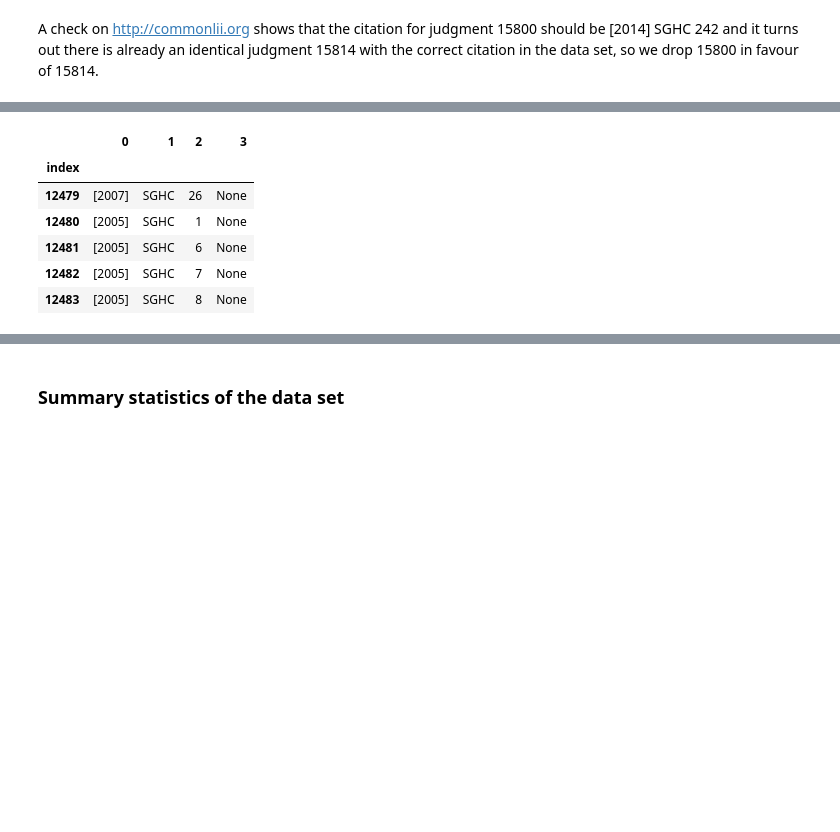
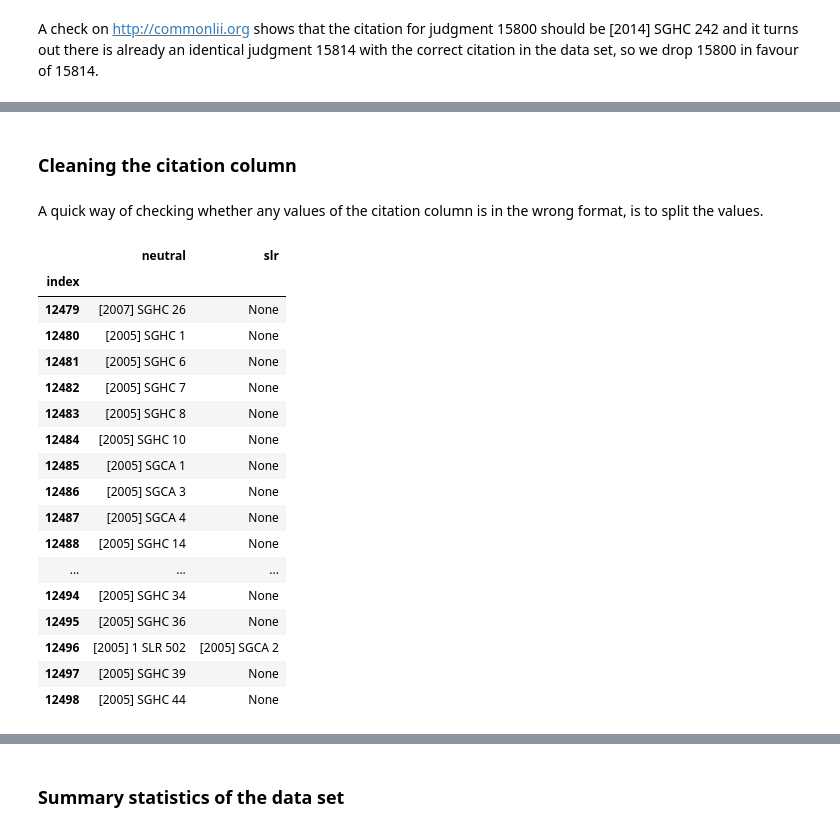
Before and after one commit to saravananpsg/sg-judgments, a Jupyter notebook: data/data_wrangling.ipynb, the cells around one changed output, grey strips where cells are left out. Cells and saved outputs as stored; diff of their text form; code cells hidden in the pictures; blank space fills up the shorter version.

```diff
--- a/data/data_wrangling.ipynb
+++ b/data/data_wrangling.ipynb
@@ -136,14 +136,30 @@ df[df.citation.str.contains('\[2015\] SGCA 60')]
 | 18283 | Attorney-General v Aljunied-Houga... | [2015] SGCA 60 | Sundaresh Menon CJ (delivering th... | Civil Appeal No 114 of 2015; Summ... | 27 November 2015 | Court of Appeal | Sundaresh Menon CJ; Chao Hick Tin... | Aurill Kam, Nathaniel Khng and Ge... | Civil Procedure â€”Parties â€”Joi... |
 # %%
 df = df.drop(18283)
+# %% [markdown]
+### Cleaning the citation column
+# %% [markdown]
+A quick way of checking whether any values of the citation column is in the wrong format, is to split the values.
 # %%
-not_reported = df[~df.citation.str.contains(';')].citation.str.split(' ', expand=True)
-not_reported.head()
+cits = df.citation.str.split(';', expand=True)
+cits.columns = ['neutral', 'slr']
+cits.head(20)
 # %% [output]
-|  | 0 | 1 | 2 | 3 |
-| index |  |  |  |  |
-| 12479 | [2007] | SGHC | 26 | None |
-| 12480 | [2005] | SGHC | 1 | None |
-| 12481 | [2005] | SGHC | 6 | None |
-| 12482 | [2005] | SGHC | 7 | None |
-| 12483 | [2005] | SGHC | 8 | None |
+|  | neutral | slr |
+| index |  |  |
+| 12479 | [2007] SGHC 26 | None |
+| 12480 | [2005] SGHC 1 | None |
+| 12481 | [2005] SGHC 6 | None |
+| 12482 | [2005] SGHC 7 | None |
+| 12483 | [2005] SGHC 8 | None |
+| 12484 | [2005] SGHC 10 | None |
+| 12485 | [2005] SGCA 1 | None |
+| 12486 | [2005] SGCA 3 | None |
+| 12487 | [2005] SGCA 4 | None |
+| 12488 | [2005] SGHC 14 | None |
+| ... | ... | ... |
+| 12494 | [2005] SGHC 34 | None |
+| 12495 | [2005] SGHC 36 | None |
+| 12496 | [2005] 1 SLR 502 | [2005] SGCA 2 |
+| 12497 | [2005] SGHC 39 | None |
+| 12498 | [2005] SGHC 44 | None |
```
Also changed, not shown: parts of 39 cells of this notebook.
